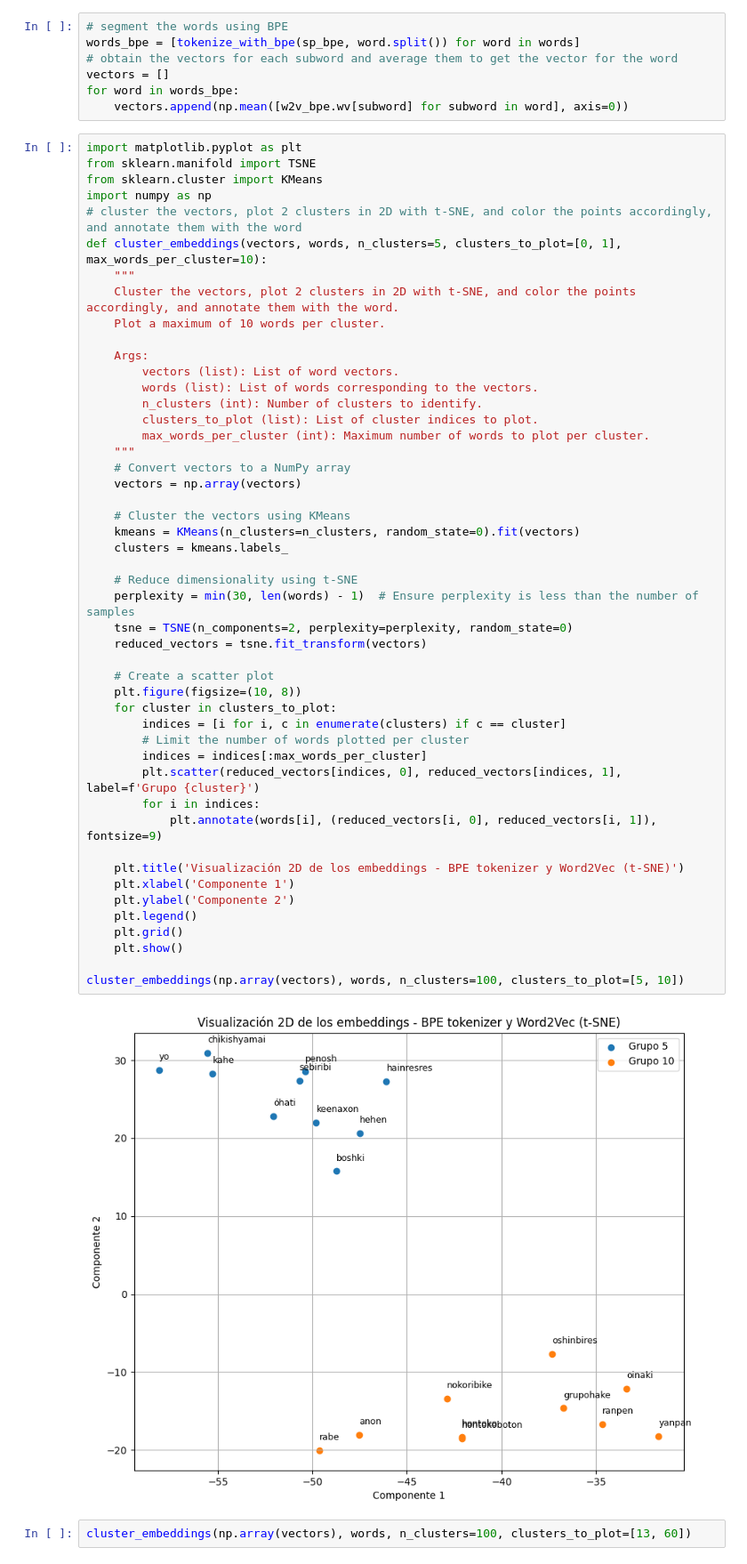
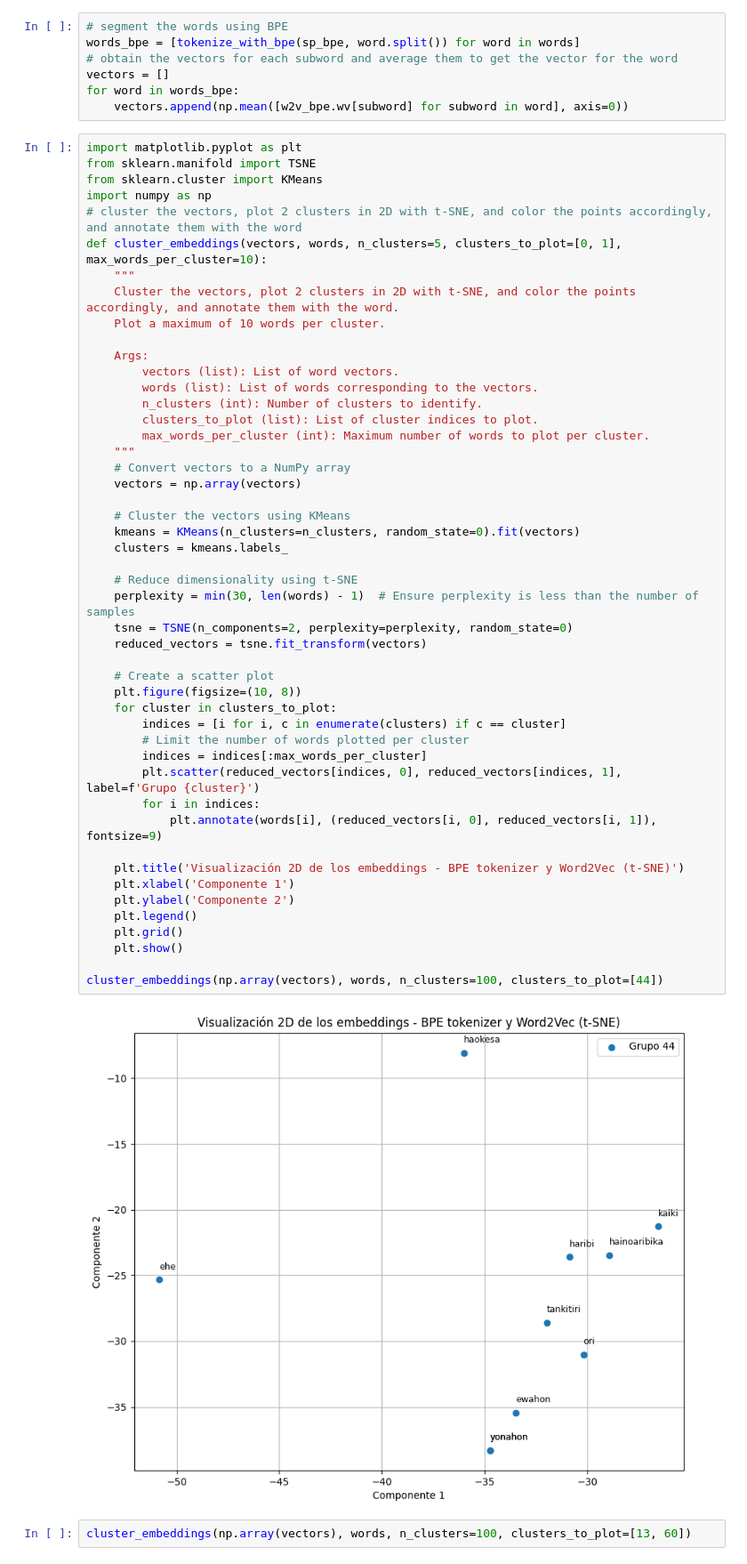
Before and after one commit to amyyy09/langmodel-iskonawa, a Jupyter notebook: O3/word2vec/bpe2vec.ipynb, the cells around one changed output. Shown at 89% size. Saved outputs shown, nothing was run; the diff lists cells and outputs as text.

```diff
--- a/O3/word2vec/bpe2vec.ipynb
+++ b/O3/word2vec/bpe2vec.ipynb
@@ -88,35 +88,35 @@ def cluster_embeddings(vectors, words, n_clusters=5, clusters_to_plot=[0, 1], ma
     # Convert vectors to a NumPy array
     vectors = np.array(vectors)
 
     # Cluster the vectors using KMeans
     kmeans = KMeans(n_clusters=n_clusters, random_state=0).fit(vectors)
     clusters = kmeans.labels_
 
     # Reduce dimensionality using t-SNE
     perplexity = min(30, len(words) - 1)  # Ensure perplexity is less than the number of samples
     tsne = TSNE(n_components=2, perplexity=perplexity, random_state=0)
     reduced_vectors = tsne.fit_transform(vectors)
 
     # Create a scatter plot
     plt.figure(figsize=(10, 8))
     for cluster in clusters_to_plot:
         indices = [i for i, c in enumerate(clusters) if c == cluster]
         # Limit the number of words plotted per cluster
         indices = indices[:max_words_per_cluster]
         plt.scatter(reduced_vectors[indices, 0], reduced_vectors[indices, 1], label=f'Grupo {cluster}')
         for i in indices:
             plt.annotate(words[i], (reduced_vectors[i, 0], reduced_vectors[i, 1]), fontsize=9)
 
     plt.title('Visualización 2D de los embeddings - BPE tokenizer y Word2Vec (t-SNE)')
     plt.xlabel('Componente 1')
     plt.ylabel('Componente 2')
     plt.legend()
     plt.grid()
     plt.show()
 
-cluster_embeddings(np.array(vectors), words, n_clusters=100, clusters_to_plot=[5, 10])
+cluster_embeddings(np.array(vectors), words, n_clusters=100, clusters_to_plot=[44])
 # %% [output]
-[figure, old version]
+[figure, new version]
 # %%
 cluster_embeddings(np.array(vectors), words, n_clusters=100, clusters_to_plot=[13, 60])
 # %% [output]
```
Also changed, not shown: 1 other file.
